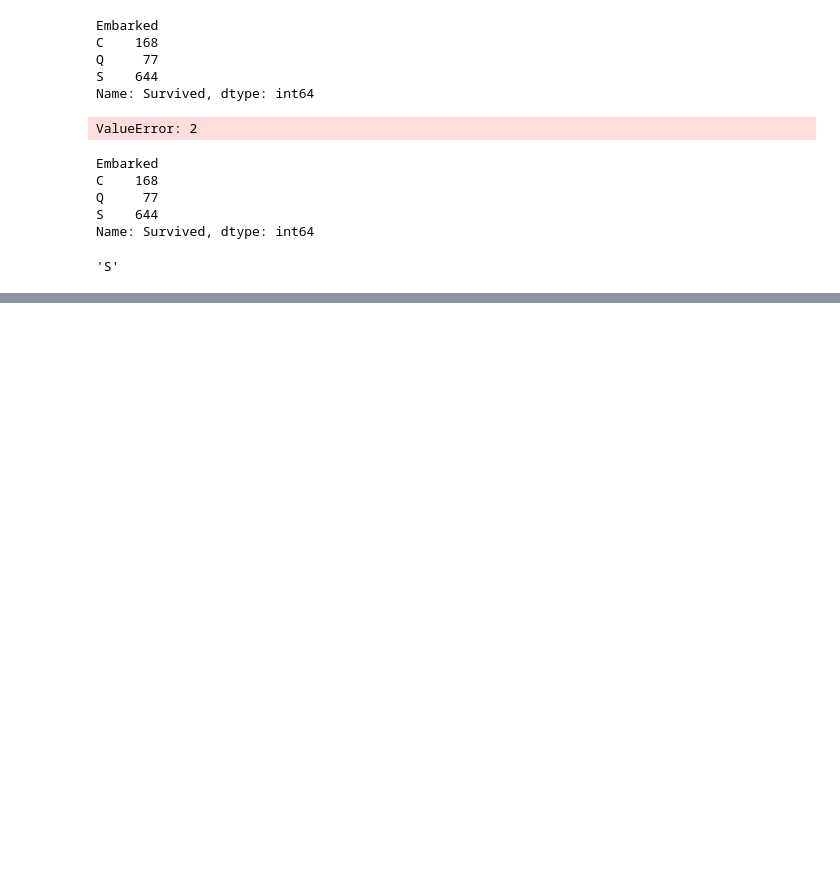
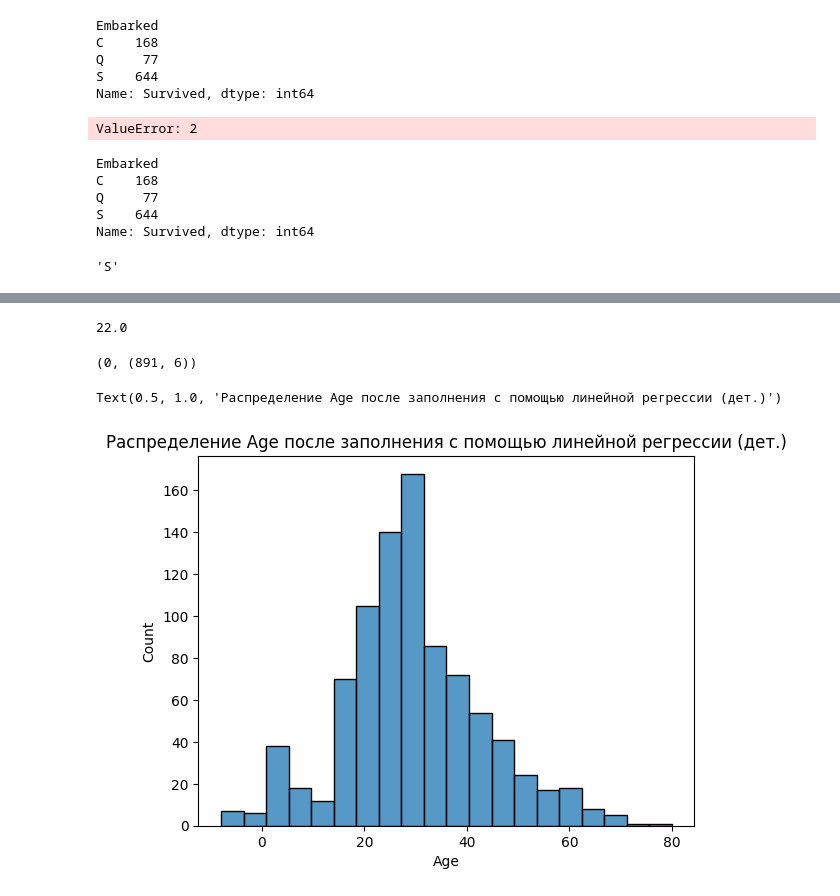
Before and after one commit to 88alexinho/data_analysis, a Jupyter notebook: missing_values.ipynb, the cells around one changed output, grey strips where cells are left out. Drawn from its saved outputs; the diff is of its cells as text; code cells hidden in the pictures; blank space fills up the shorter version.

```diff
--- a/missing_values.ipynb
+++ b/missing_values.ipynb
@@ -420,0 +516,4 @@ titanic.drop(columns = ['Embarked'], inplace = True)
+# %%
+# присоединим прогнозные значения возраста к датафрейму test
+test['Age'] = y_pred
+test.head(3)
@@ -420,0 +533,3 @@ titanic.drop(columns = ['Embarked'], inplace = True)
+# %%
+lr = pd.concat([train, test])
+lr.head(7)
@@ -420,0 +549,3 @@ titanic.drop(columns = ['Embarked'], inplace = True)
+# %%
+lr.sort_index(inplace=True)
+lr.head()
@@ -420,0 +559,5 @@ titanic.drop(columns = ['Embarked'], inplace = True)
+# %%
+lr = pd.DataFrame(scaler.inverse_transform(lr),columns=lr.columns)
+
+lr.Age = lr.Age.round(1)
+lr.head()
@@ -420,0 +571,14 @@ titanic.drop(columns = ['Embarked'], inplace = True)
+# %%
+(-0.530377 * titanic.Age.std() + titanic.Age.mean()).round()
+# %% [output]
+22.0
+# %%
+lr.Age.isna().sum(),lr.shape
+# %% [output]
+(0, (891, 6))
+# %%
+sns.histplot(lr['Age'],bins = 20)
+plt.title('Распределение Age после заполнения с помощью линейной регрессии (дет.)')
+# %% [output]
+Text(0.5, 1.0, 'Распределение Age после заполнения с помощью линейной регрессии (дет.)')
+[figure, added]
```
Also changed, not shown: parts of 37 cells of this notebook.
